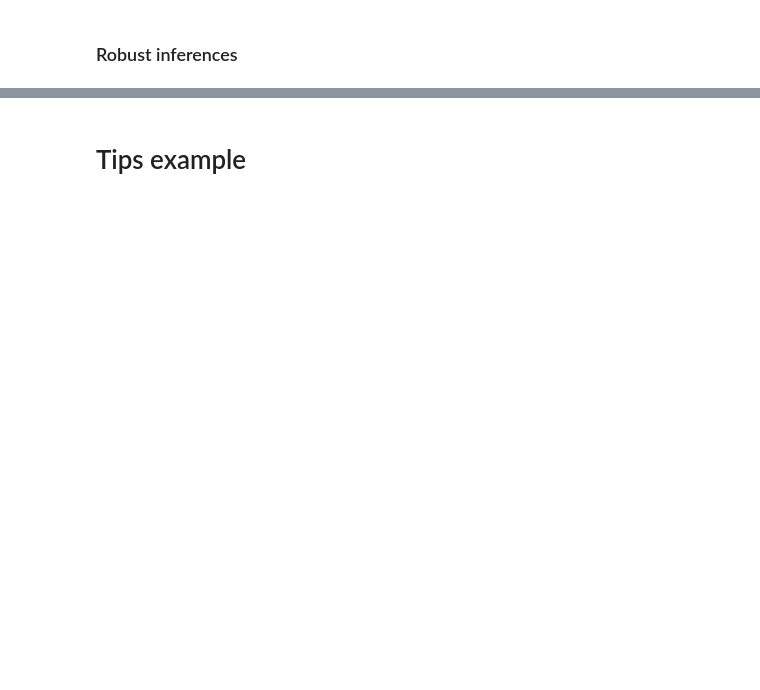
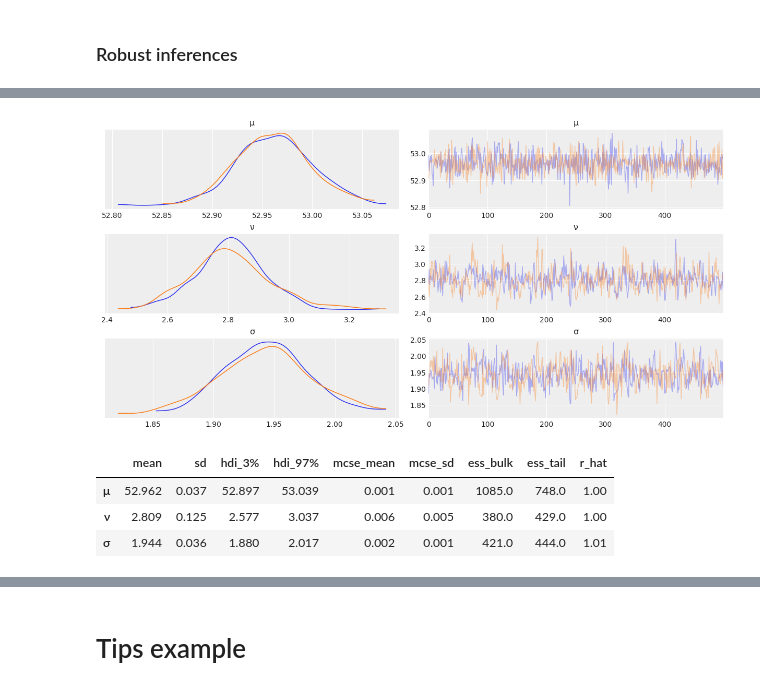
Before and after one commit to tallamjr/bap-numpyro, a Jupyter notebook: notebooks/02-programming-probabilistically.ipynb, the cells around one changed output, grey strips where cells are left out. Cells and saved outputs as stored; diff of their text form; code cells hidden in the pictures; blank space fills up the shorter version.

```diff
--- a/notebooks/02-programming-probabilistically.ipynb
+++ b/notebooks/02-programming-probabilistically.ipynb
@@ -326,7 +291,0 @@ plt.savefig('B11197_02_12.png', dpi=300)
-# %%
-with pm.Model() as model_t:
-    μ = pm.Uniform('μ', 40, 75)
-    σ = pm.HalfNormal('σ', sd=10)
-    ν = pm.Exponential('ν', 1/30)
-    y = pm.StudentT('y', mu=μ, sd=σ, nu=ν, observed=data)
-    trace_t = pm.sample(1000)
@@ -335,0 +292,13 @@ plt.savefig('B11197_02_14.png', dpi=300)
+# %%
+def model(N=100, obs=None):
+    μ = numpyro.sample('μ', dist.Uniform(low=40., high=75.))
+    σ = numpyro.sample('σ', dist.HalfNormal(scale=10.))
+    ν = numpyro.sample('ν', dist.Exponential(rate=1/30))
+
+    with numpyro.plate("N", N):
+        numpyro.sample('y', dist.StudentT(ν, loc=μ, scale=σ), obs=obs)
+
+
+kernel = NUTS(model)
+mcmc3 = MCMC(kernel, num_warmup=500, num_samples=500, num_chains=2)
+mcmc3.run(random.PRNGKey(seed), obs=data)
@@ -336,2 +307,12 @@ plt.savefig('B11197_02_14.png', dpi=300)
+# %%
+az.plot_trace(az.from_numpyro(mcmc3), compact=False)
+plt.show()
+# %% [output]
+[figure, added]
 # %%
-az.summary(trace_t)
+az.summary(mcmc3)
+# %% [output]
+|  | mean | sd | hdi_3% | hdi_97% | mcse_mean | mcse_sd | ess_bulk | ess_tail | r_hat |
+| μ | 52.962 | 0.037 | 52.897 | 53.039 | 0.001 | 0.001 | 1085.0 | 748.0 | 1.00 |
+| ν | 2.809 | 0.125 | 2.577 | 3.037 | 0.006 | 0.005 | 380.0 | 429.0 | 1.00 |
+| σ | 1.944 | 0.036 | 1.880 | 2.017 | 0.002 | 0.001 | 421.0 | 444.0 | 1.01 |
```
Also changed, not shown: parts of 36 cells of this notebook, 3 other files.
